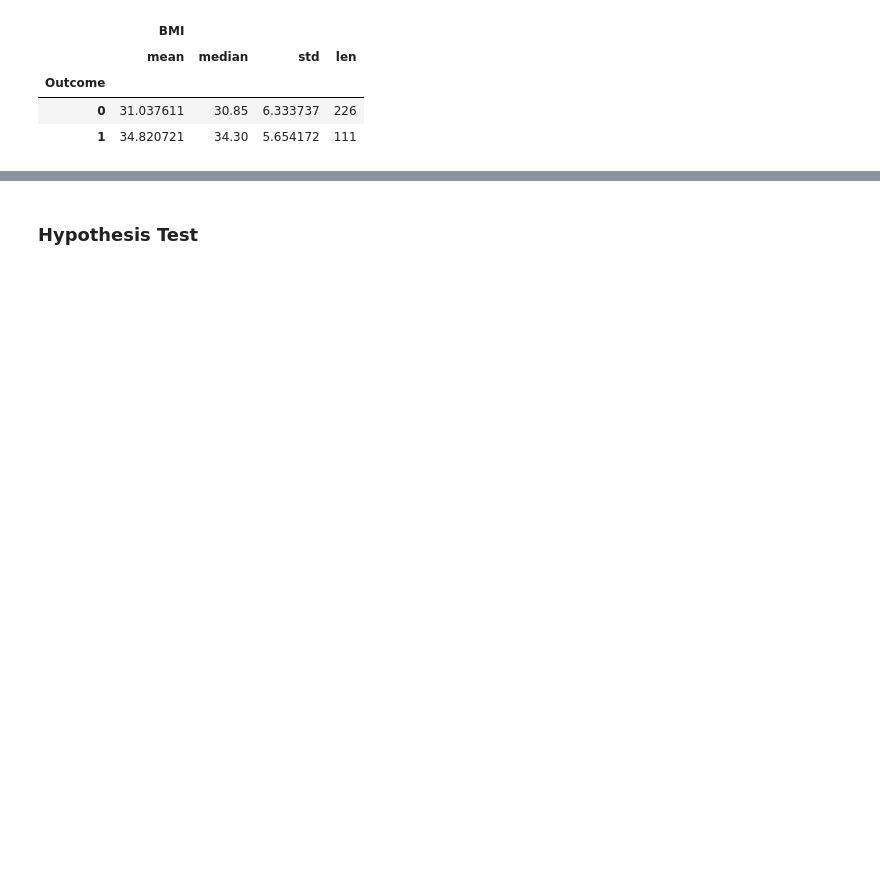
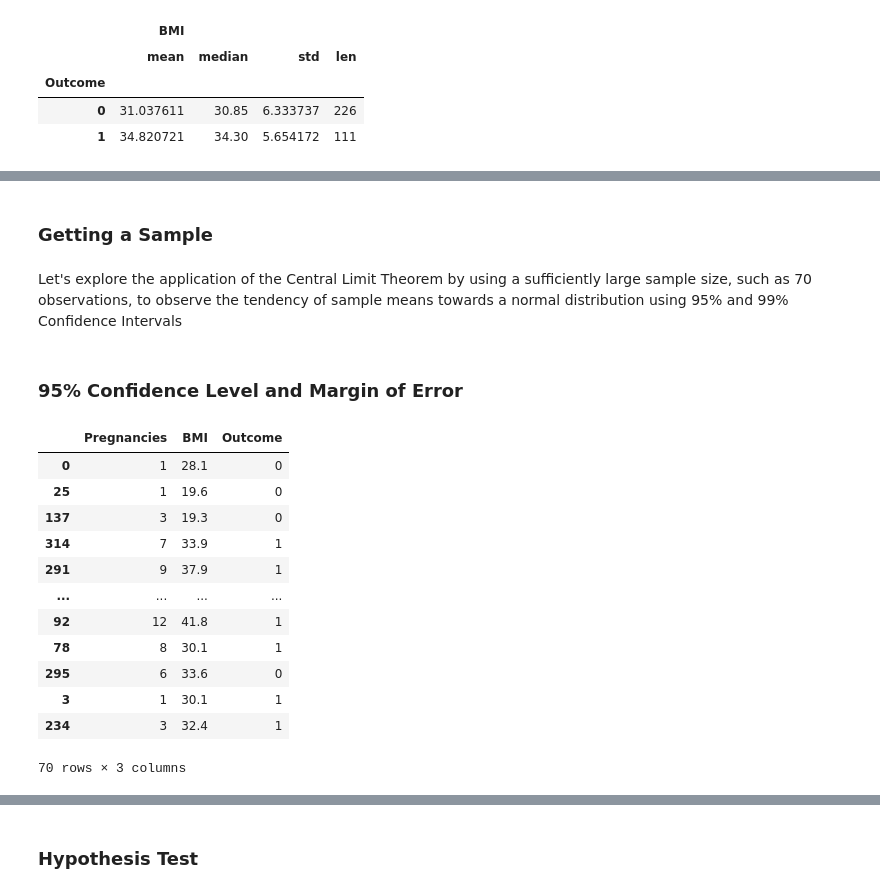
Before and after one commit to houin679/CSMODELPROJECT, a Jupyter notebook: MCO1_CSMODEL.ipynb, the cells around one changed output, grey strips where cells are left out. Drawn from its saved outputs; the diff is of its cells as text; code cells hidden in the pictures; blank space fills up the shorter version.

```diff
--- a/MCO1_CSMODEL.ipynb
+++ b/MCO1_CSMODEL.ipynb
@@ -974,0 +977,24 @@ From the summary and histogram, it initially seems that there is a difference be
+# %% [markdown]
+### **Getting a Sample**
+# %% [markdown]
+Let's explore the application of the Central Limit Theorem by using a sufficiently large sample size, such as 70 observations, to observe the tendency of sample means towards a normal distribution using 95% and 99% Confidence Intervals
+# %% [markdown]
+### **95% Confidence Level and Margin of Error**
+# %%
+n = 70
+PW_sample_df = PW_df.sample(n, random_state=8)
+PW_sample_df
+# %% [output]
+|  | Pregnancies | BMI | Outcome |
+| 0 | 1 | 28.1 | 0 |
+| 25 | 1 | 19.6 | 0 |
+| 137 | 3 | 19.3 | 0 |
+| 314 | 7 | 33.9 | 1 |
+| 291 | 9 | 37.9 | 1 |
+| ... | ... | ... | ... |
+| 92 | 12 | 41.8 | 1 |
+| 78 | 8 | 30.1 | 1 |
+| 295 | 6 | 33.6 | 0 |
+| 3 | 1 | 30.1 | 1 |
+| 234 | 3 | 32.4 | 1 |
+70 rows × 3 columns
```
Also changed, not shown: parts of 14 cells of this notebook.
